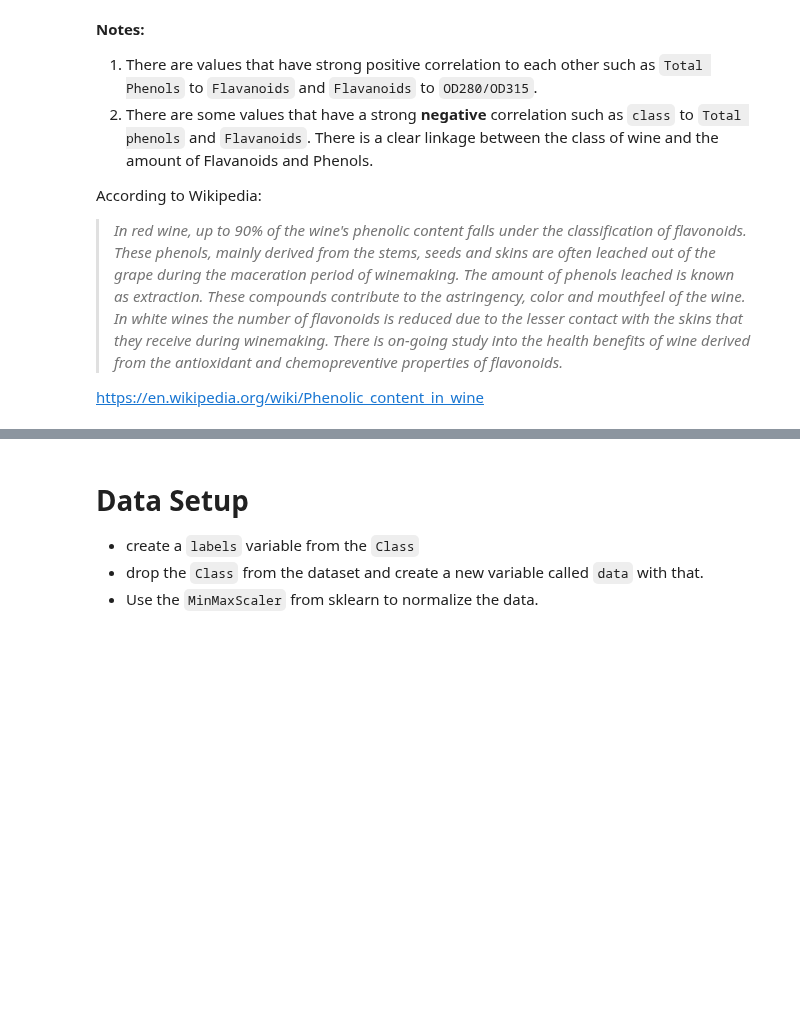
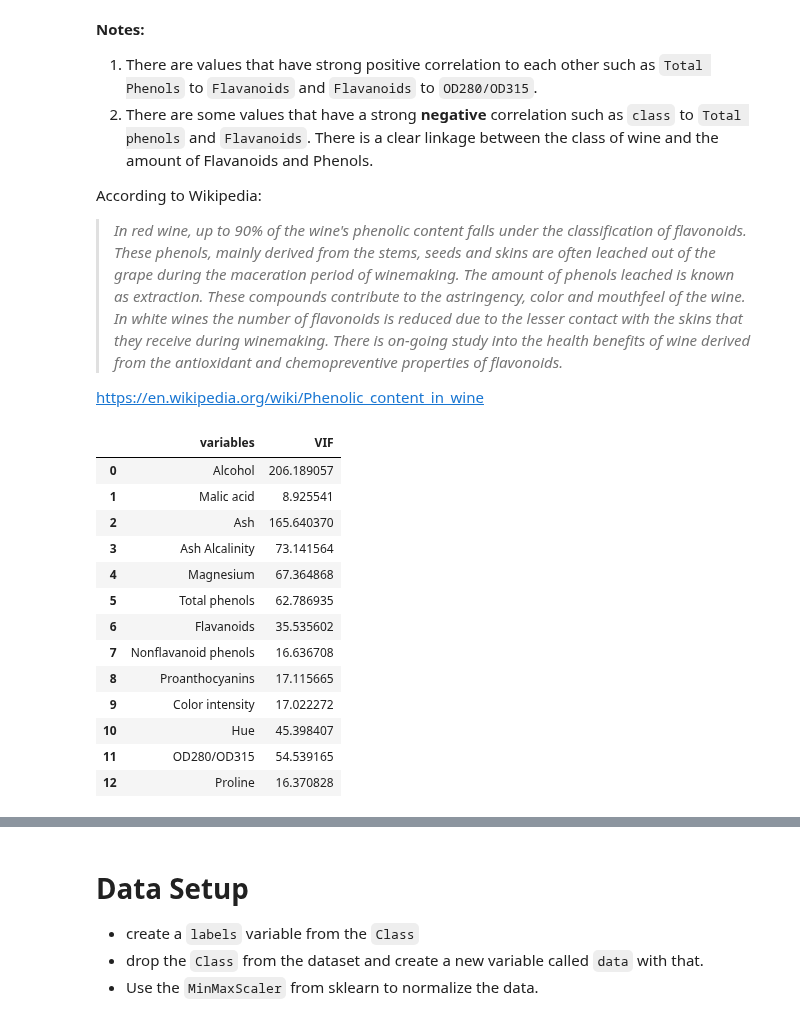
Before and after one commit to broepke/DATA110, a Jupyter notebook: Week 12/DATA110-Week12-broepke-Part-1.ipynb, the cells around one changed output, grey strips where cells are left out. Saved outputs shown, nothing was run; the diff lists cells and outputs as text; code cells hidden in the pictures; blank space fills up the shorter version.

```diff
--- a/Week 12/DATA110-Week12-broepke-Part-1.ipynb
+++ b/Week 12/DATA110-Week12-broepke-Part-1.ipynb
@@ -230,3 +230,33 @@ According to Wikipedia:
 >*In red wine, up to 90% of the wine's phenolic content falls under the classification of flavonoids. These phenols, mainly derived from the stems, seeds and skins are often leached out of the grape during the maceration period of winemaking. The amount of phenols leached is known as extraction. These compounds contribute to the astringency, color and mouthfeel of the wine. In white wines the number of flavonoids is reduced due to the lesser contact with the skins that they receive during winemaking. There is on-going study into the health benefits of wine derived from the antioxidant and chemopreventive properties of flavonoids.*
 
 https://en.wikipedia.org/wiki/Phenolic_content_in_wine
+# %%
+from statsmodels.stats.outliers_influence import variance_inflation_factor
+
+def calc_vif(X):
+
+    # Calculating VIF
+    vif = pd.DataFrame()
+    vif["variables"] = X.columns
+    vif["VIF"] = [variance_inflation_factor(X.values, i) for i in range(X.shape[1])]
+
+    return(vif)
+
+
+features = df.drop(columns=['Class']).copy()
+calc_vif(features)
+# %% [output]
+|  | variables | VIF |
+| 0 | Alcohol | 206.189057 |
+| 1 | Malic acid | 8.925541 |
+| 2 | Ash | 165.640370 |
+| 3 | Ash Alcalinity | 73.141564 |
+| 4 | Magnesium | 67.364868 |
+| 5 | Total phenols | 62.786935 |
+| 6 | Flavanoids | 35.535602 |
+| 7 | Nonflavanoid phenols | 16.636708 |
+| 8 | Proanthocyanins | 17.115665 |
+| 9 | Color intensity | 17.022272 |
+| 10 | Hue | 45.398407 |
+| 11 | OD280/OD315 | 54.539165 |
+| 12 | Proline | 16.370828 |
```
Also changed, not shown: parts of 9 cells of this notebook, 6 other files.
